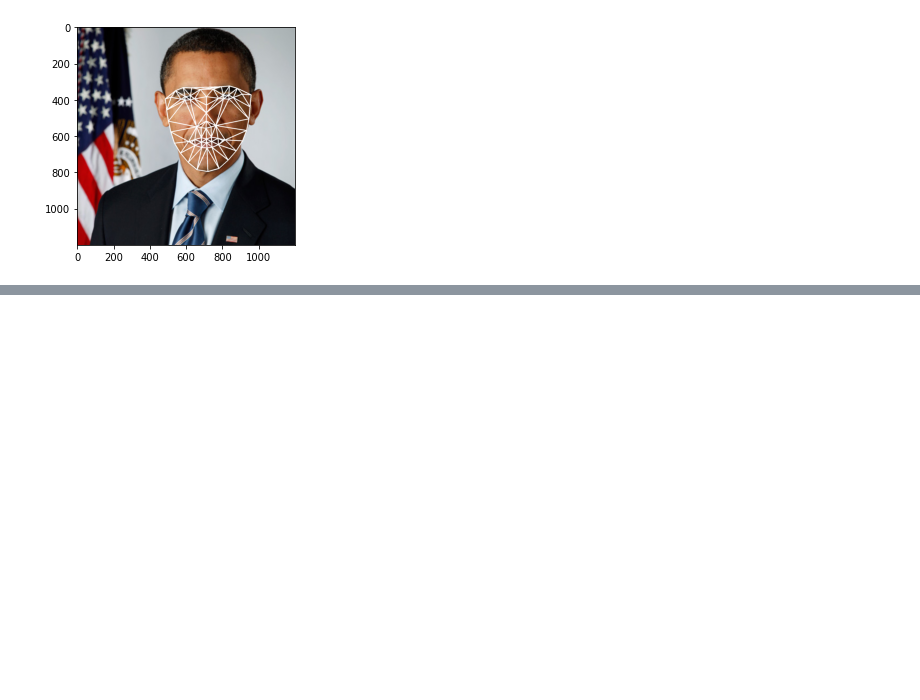
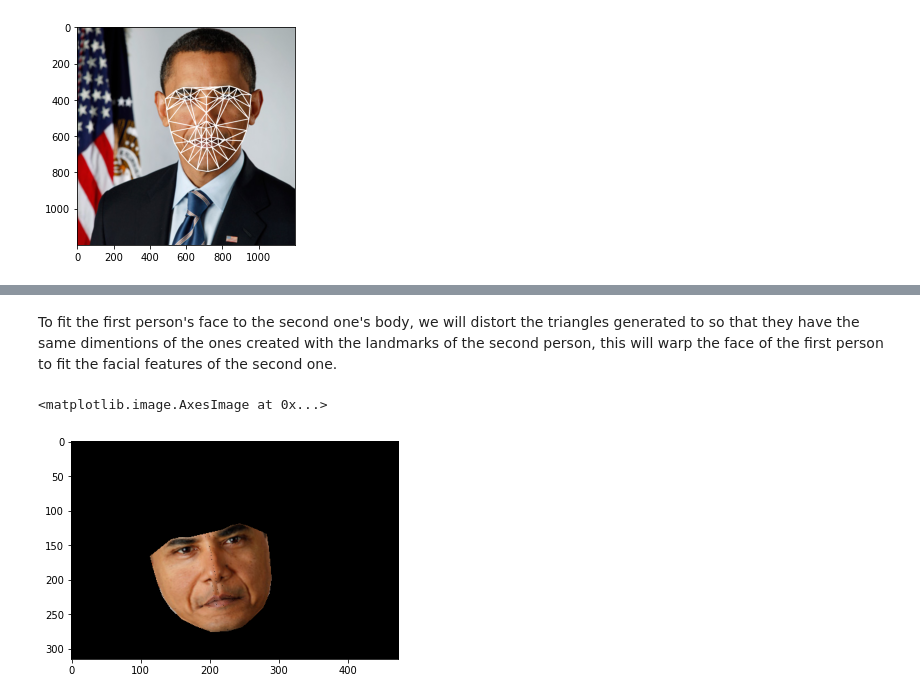
Before and after one commit to guipleite/CV2-Face-Swap, a Jupyter notebook: face_swap.ipynb, the cells around one changed output, grey strips where cells are left out. Saved outputs shown, nothing was run; the diff lists cells and outputs as text; code cells hidden in the pictures; blank space fills up the shorter version.

```diff
--- a/face_swap.ipynb
+++ b/face_swap.ipynb
@@ -108,0 +132,71 @@ face_gray.shape
+# %% [markdown]
+To fit the first person's face to the second one's body, we  will distort the triangles generated to so that they have the same dimentions of the ones created with the landmarks of the second person, this will warp the face of the first person to fit the facial features of the second one.
+# %%
+lines_space_new_face = np.zeros((height, width, channels), np.uint8)
+body_new_face = np.zeros((height, width, channels), np.uint8)
+
+height, width = face_gray.shape
+lines_space_mask = np.zeros((height, width), np.uint8)
+
+
+for triangle in indexes_triangles:
+
+    # Coordinates of the first person's delaunay triangles
+    pt1 = landmarks_points[triangle[0]]
+    pt2 = landmarks_points[triangle[1]]
+    pt3 = landmarks_points[triangle[2]]
+
+    # Gets the delaunay triangles
+    (x, y, widht, height) = cv2.boundingRect(np.array([pt1, pt2, pt3], np.int32))
+    cropped_triangle = face[y: y+height, x: x+widht]
+    cropped_mask = np.zeros((height, widht), np.uint8)
+
+    # Fills triangle to generate the mask
+    points = np.array([[pt1[0]-x, pt1[1]-y], [pt2[0]-x, pt2[1]-y], [pt3[0]-x, pt3[1]-y]], np.int32)
+    cv2.fillConvexPoly(cropped_mask, points, 255)
+
+    # Draws lines for the triangles
+    cv2.line(lines_space_mask, pt1, pt2, 255)
+    cv2.line(lines_space_mask, pt2, pt3, 255)
+    cv2.line(lines_space_mask, pt1, pt3, 255)
+
+    lines_space = cv2.bitwise_and(face, face, mask=lines_space_mask)
+
+    # Calculates the delaunay triangles of the second person's face
+
+    # Coordinates of the first person's delaunay triangles
+    pt1 = landmarks_points2[triangle[0]]
+    pt2 = landmarks_points2[triangle[1]]
+    pt3 = landmarks_points2[triangle[2]]
+
+    # Gets the delaunay triangles
+    (x, y, widht, height) = cv2.boundingRect(np.array([pt1, pt2, pt3], np.int32))
+    cropped_mask2 = np.zeros((height,widht), np.uint8)
+
+    # Fills triangle to generate the mask
+    points2 = np.array([[pt1[0]-x, pt1[1]-y], [pt2[0]-x, pt2[1]-y], [pt3[0]-x, pt3[1]-y]], np.int32)
+    cv2.fillConvexPoly(cropped_mask2, points2, 255)
+
+    # Deforms the triangles to fit the subject's face : https://docs.opencv.org/3.4/d4/d61/tutorial_warp_affine.html
+    points =  np.float32(points)
+    points2 = np.float32(points2)
+    M = cv2.getAffineTransform(points, points2)  # Warps the content of the first triangle to fit in the second one
+    dist_triangle = cv2.warpAffine(cropped_triangle, M, (widht, height))
+    dist_triangle = cv2.bitwise_and(dist_triangle, dist_triangle, mask=cropped_mask2)
+
+    # Joins all the distorted triangles to make the face mask to fit in the second person's features
+    body_new_face_rect_area = body_new_face[y: y+height, x: x+widht]
+    body_new_face_rect_area_gray = cv2.cvtColor(body_new_face_rect_area, cv2.COLOR_BGR2GRAY)
+
+    # Creates a mask
+    masked_triangle = cv2.threshold(body_new_face_rect_area_gray, 1, 255, cv2.THRESH_BINARY_INV)
+    dist_triangle = cv2.bitwise_and(dist_triangle, dist_triangle, mask=masked_triangle[1])
+
+    # Adds the piece to the face mask
+    body_new_face_rect_area = cv2.add(body_new_face_rect_area, dist_triangle)
+    body_new_face[y: y+height, x: x+widht] = body_new_face_rect_area
+
+plt.imshow(cv2.cvtColor(body_new_face, cv2.COLOR_BGR2RGB))
+# %% [output]
+<matplotlib.image.AxesImage at 0x...>
+[figure, added]
```
Also changed, not shown: parts of 13 cells of this notebook.
